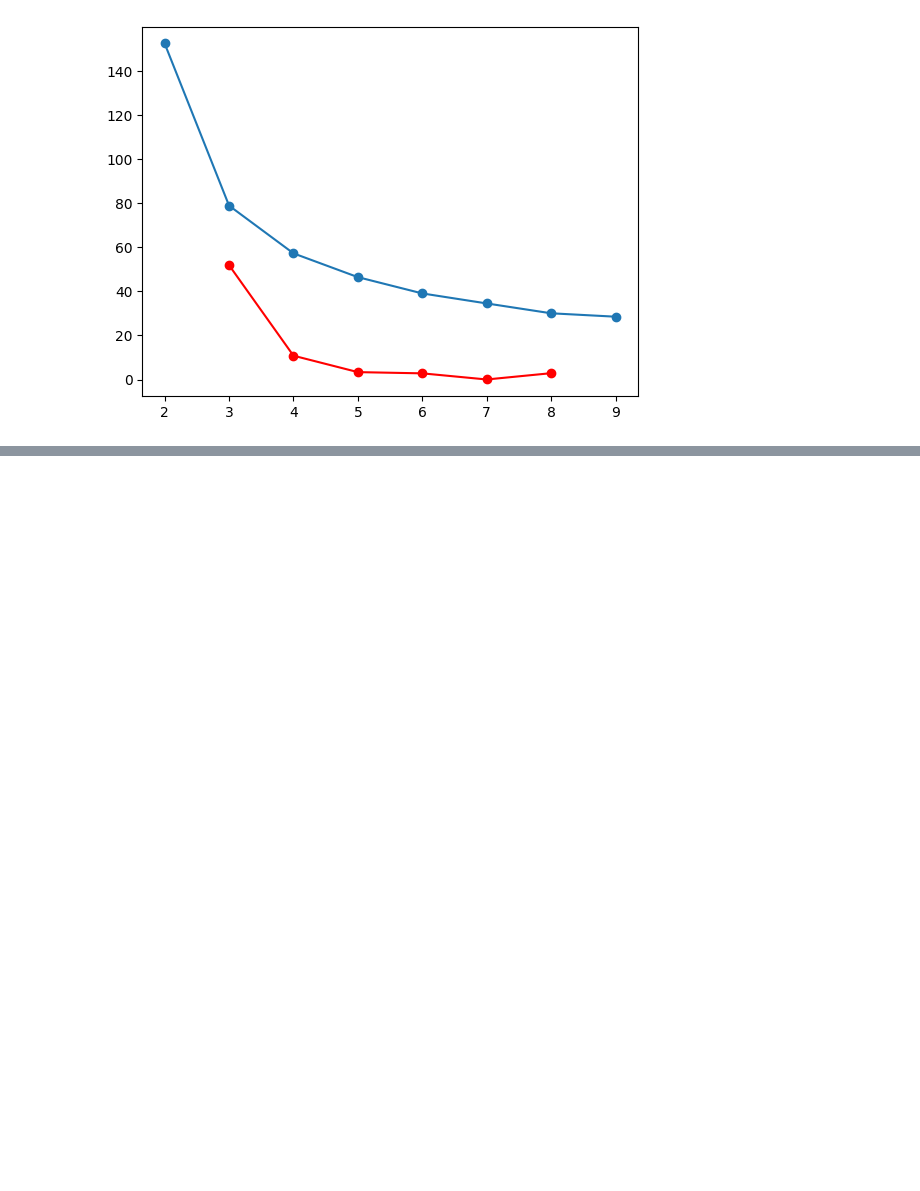
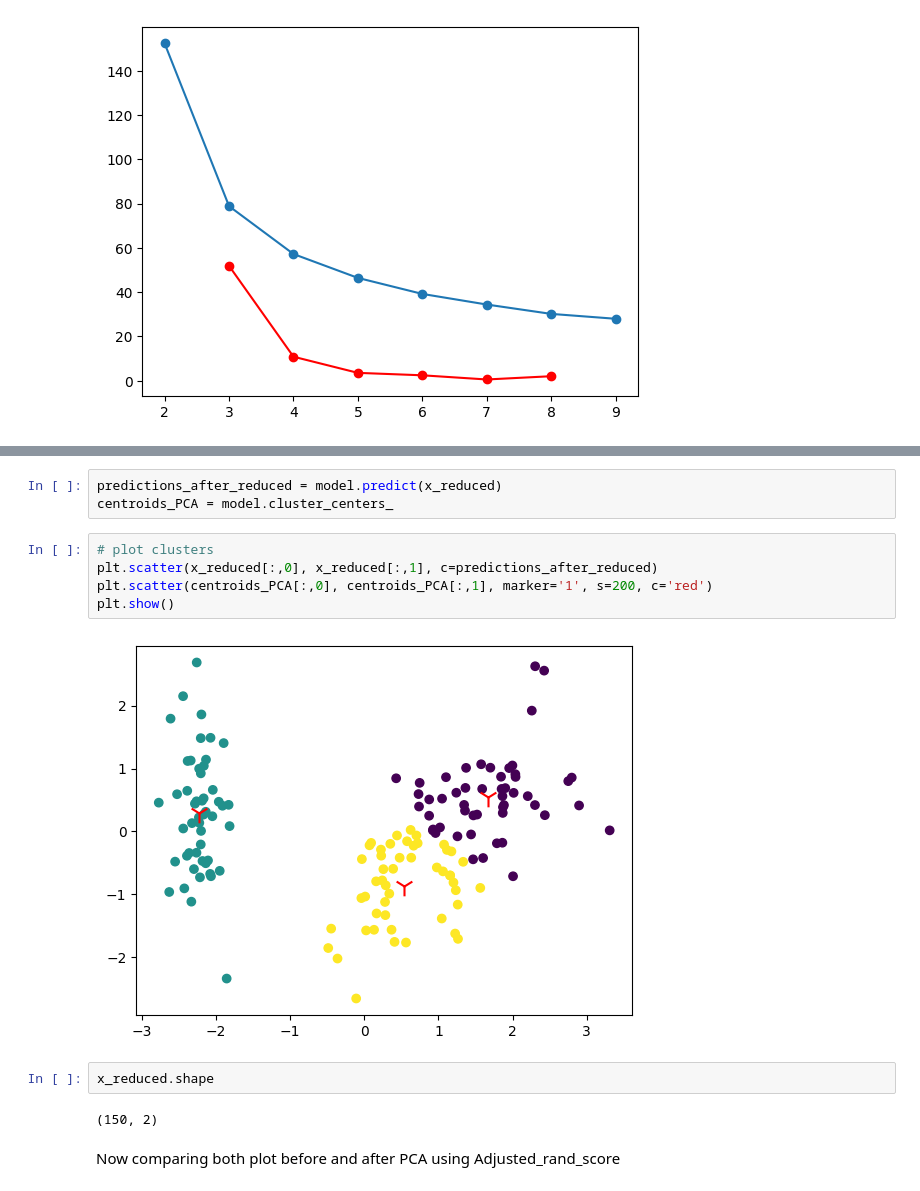
Before and after one commit to SabihSK/Sheikh-Muhammad-Sabih-DEG-010, a Jupyter notebook: apr_20/assignments/k_mean_on_iris.ipynb, the cells around one changed output, grey strips where cells are left out. Drawn from its saved outputs; the diff is of its cells as text; blank space fills up the shorter version.

```diff
--- a/apr_20/assignments/k_mean_on_iris.ipynb
+++ b/apr_20/assignments/k_mean_on_iris.ipynb
@@ -253,0 +98,16 @@ plt.show()
+# %%
+predictions_after_reduced = model.predict(x_reduced)
+centroids_PCA = model.cluster_centers_
+# %%
+# plot clusters
+plt.scatter(x_reduced[:,0], x_reduced[:,1], c=predictions_after_reduced)
+plt.scatter(centroids_PCA[:,0], centroids_PCA[:,1], marker='1', s=200, c='red')
+plt.show()
+# %% [output]
+[figure, added]
+# %%
+x_reduced.shape
+# %% [output]
+(150, 2)
+# %% [markdown]
+Now comparing both plot before and after PCA using Adjusted_rand_score
```
Also changed, not shown: parts of 45 cells of this notebook, 2 other files.
